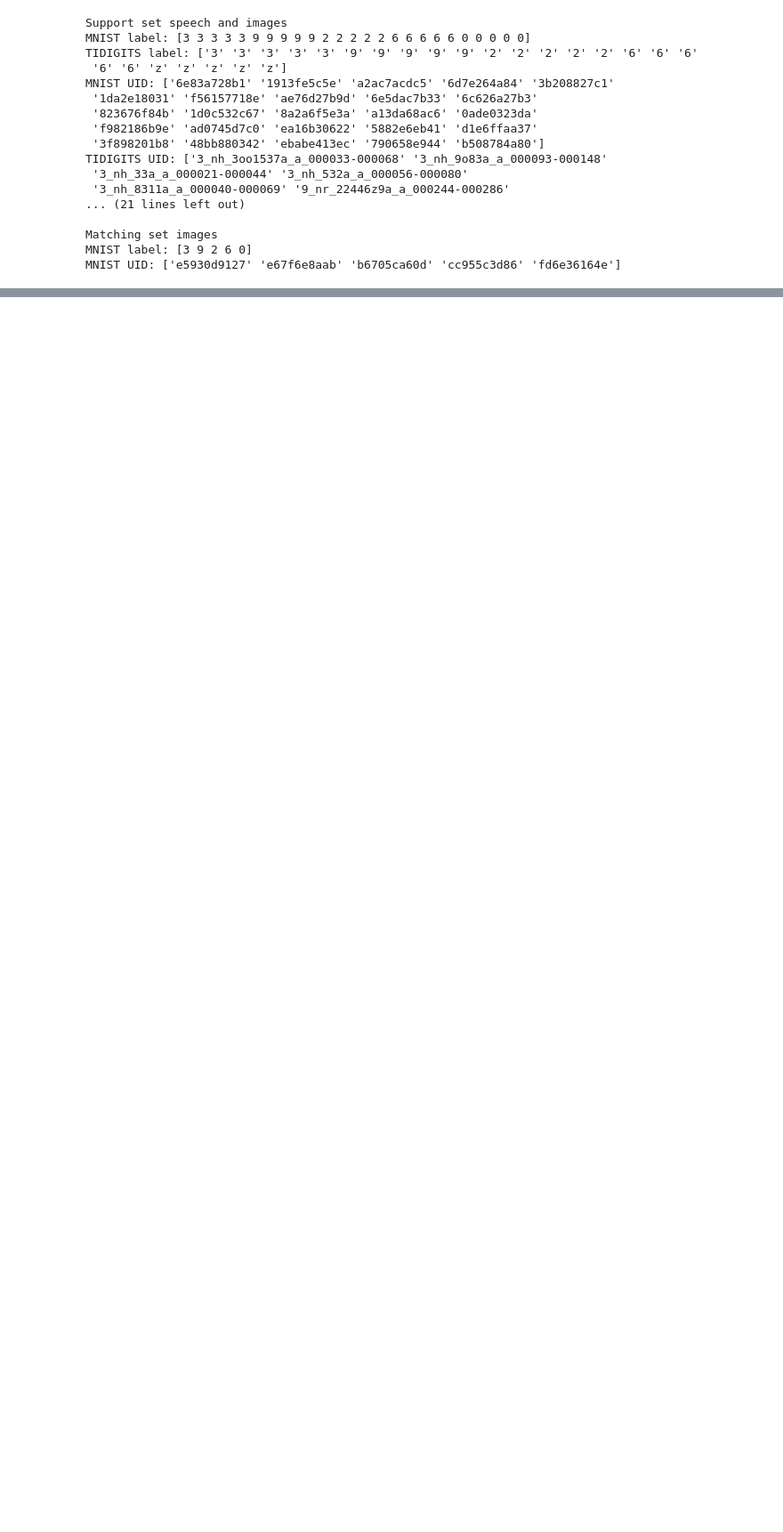
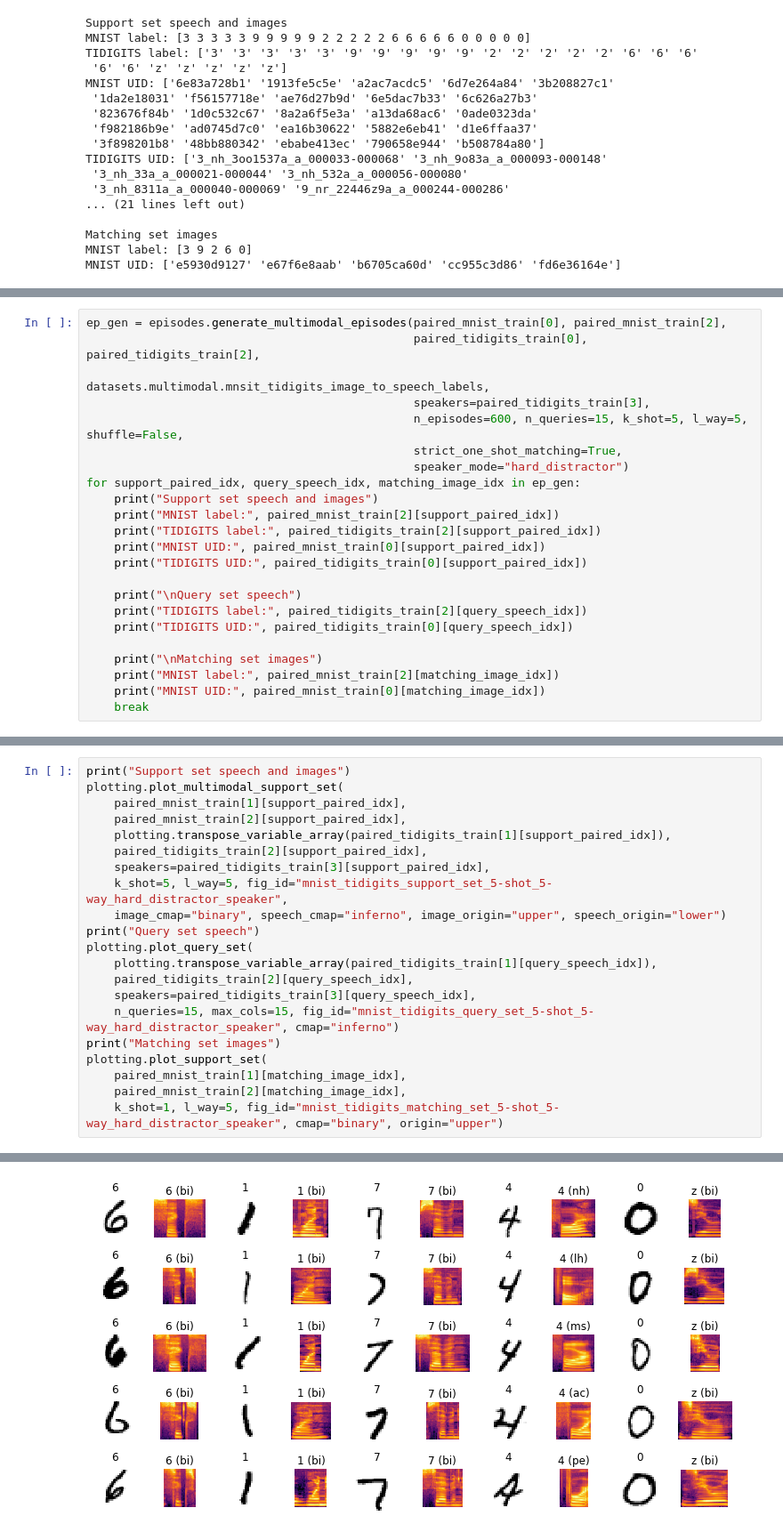
Before and after one commit to rpeloff/moonshot, a Jupyter notebook: explore_data.ipynb, the cells around one changed output, grey strips where cells are left out. Shown at 89% size. Drawn from its saved outputs; the diff is of its cells as text; blank space fills up the shorter version.

Commit message:
Add  speaker mode and prediction plot

```diff
--- a/explore_data.ipynb
+++ b/explore_data.ipynb
@@ -797,0 +802,23 @@ Saving figure figures/mnist_tidigits_matching_set_5-shot_5-way_distractor_speake
+# %%
+ep_gen = episodes.generate_multimodal_episodes(paired_mnist_train[0], paired_mnist_train[2],
+                                               paired_tidigits_train[0], paired_tidigits_train[2],
+                                               datasets.multimodal.mnsit_tidigits_image_to_speech_labels,
+                                               speakers=paired_tidigits_train[3],
+                                               n_episodes=600, n_queries=15, k_shot=5, l_way=5, shuffle=False,
+                                               strict_one_shot_matching=True,
+                                               speaker_mode="hard_distractor")
+for support_paired_idx, query_speech_idx, matching_image_idx in ep_gen:
+    print("Support set speech and images")
+    print("MNIST label:", paired_mnist_train[2][support_paired_idx])
+    print("TIDIGITS label:", paired_tidigits_train[2][support_paired_idx])
+    print("MNIST UID:", paired_mnist_train[0][support_paired_idx])
+    print("TIDIGITS UID:", paired_tidigits_train[0][support_paired_idx])
+
+    print("\nQuery set speech")
+    print("TIDIGITS label:", paired_tidigits_train[2][query_speech_idx])
+    print("TIDIGITS UID:", paired_tidigits_train[0][query_speech_idx])
+
+    print("\nMatching set images")
+    print("MNIST label:", paired_mnist_train[2][matching_image_idx])
+    print("MNIST UID:", paired_mnist_train[0][matching_image_idx])
+    break
@@ -797,0 +843,22 @@ Saving figure figures/mnist_tidigits_matching_set_5-shot_5-way_distractor_speake
+# %%
+print("Support set speech and images")
+plotting.plot_multimodal_support_set(
+    paired_mnist_train[1][support_paired_idx],
+    paired_mnist_train[2][support_paired_idx],
+    plotting.transpose_variable_array(paired_tidigits_train[1][support_paired_idx]),
+    paired_tidigits_train[2][support_paired_idx],
+    speakers=paired_tidigits_train[3][support_paired_idx],
+    k_shot=5, l_way=5, fig_id="mnist_tidigits_support_set_5-shot_5-way_hard_distractor_speaker",
+    image_cmap="binary", speech_cmap="inferno", image_origin="upper", speech_origin="lower")
+print("Query set speech")
+plotting.plot_query_set(
+    plotting.transpose_variable_array(paired_tidigits_train[1][query_speech_idx]),
+    paired_tidigits_train[2][query_speech_idx],
+    speakers=paired_tidigits_train[3][query_speech_idx],
+    n_queries=15, max_cols=15, fig_id="mnist_tidigits_query_set_5-shot_5-way_hard_distractor_speaker", cmap="inferno")
+print("Matching set images")
+plotting.plot_support_set(
+    paired_mnist_train[1][matching_image_idx],
+    paired_mnist_train[2][matching_image_idx],
+    k_shot=1, l_way=5, fig_id="mnist_tidigits_matching_set_5-shot_5-way_hard_distractor_speaker", cmap="binary", origin="upper")
+# %% [output]
@@ -797,0 +867 @@ Saving figure figures/mnist_tidigits_matching_set_5-shot_5-way_distractor_speake
+[figure, added]
```
Also changed, not shown: parts of 12 cells of this notebook, 2 other files.
